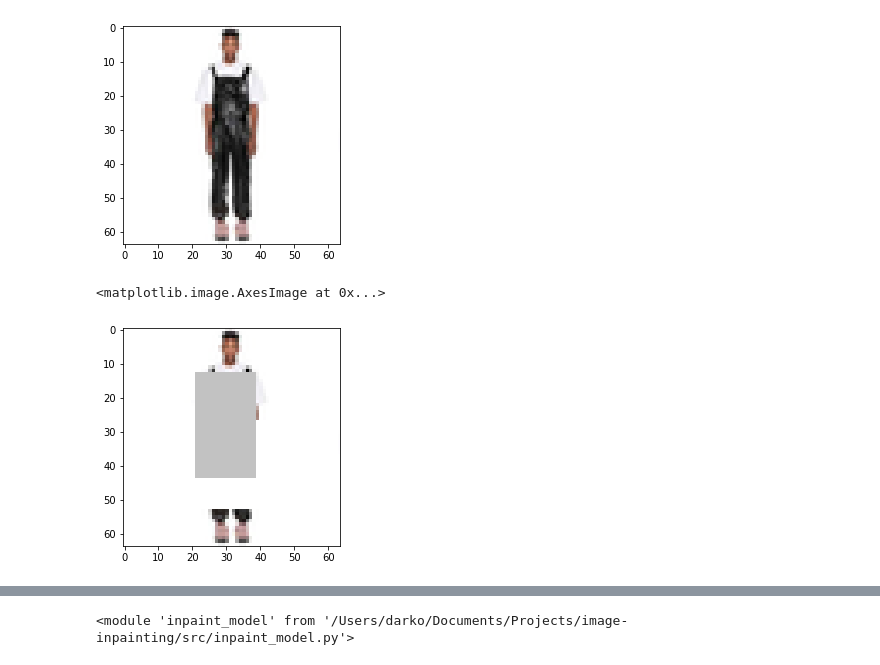
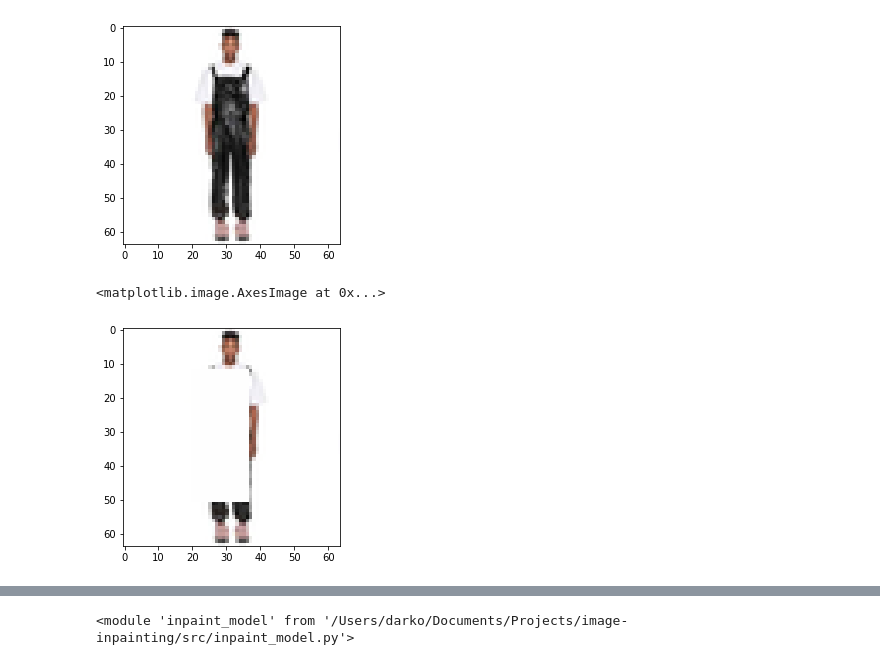
Before and after one commit to filipovskid/image-inpainting, a Jupyter notebook: src/playground.ipynb, the cells around one changed output, grey strips where cells are left out. Drawn from its saved outputs; the diff is of its cells as text; code cells hidden in the pictures.

Commit message:
Mask is ones and temporary fix for inpainting (problem with mask after processing)

```diff
--- a/src/playground.ipynb
+++ b/src/playground.ipynb
@@ -20,7 +20,7 @@ plt.imshow(img)
 [figure]
 # %%
 def random_rectangle(img):
-    mask = np.zeros(img.shape)
+    mask = np.ones(img.shape)
     w, h = img.shape[:2]
     img_area = w * h
     mask_area = 0
@@ -32,7 +32,7 @@ def random_rectangle(img):
 
         mask_area = (x2 - x1) * (y2 - y1)
 
-    mask[x1:x2, y1:y2] = 1
+    mask[x1:x2, y1:y2] = 0
 
     return mask
 # %%
@@ -73,7 +73,7 @@ def random_noise(image, percent):
 # %%
 def apply_mask(img, mask):
     new_img = np.copy(img)
-    new_img[mask == 1] = 155
+    new_img[mask == 0] = 1
 
     return new_img
 # %%
@@ -87,12 +87,12 @@ def create_importance_weights(mask, w_size):
 
     return importance_weights
 # %%
-# mask = random_rectangle(img)
+mask = random_rectangle(img)
 plt.imshow(mask)
 plt.imshow(apply_mask(img, mask))
 # %% [output]
 <matplotlib.image.AxesImage at 0x...>
-[figure, old version]
+[figure, new version]
 # %%
 w = create_importance_weights(mask, 7)
 # %%
```
Also changed, not shown: parts of 3 cells of this notebook, 3 other files.
